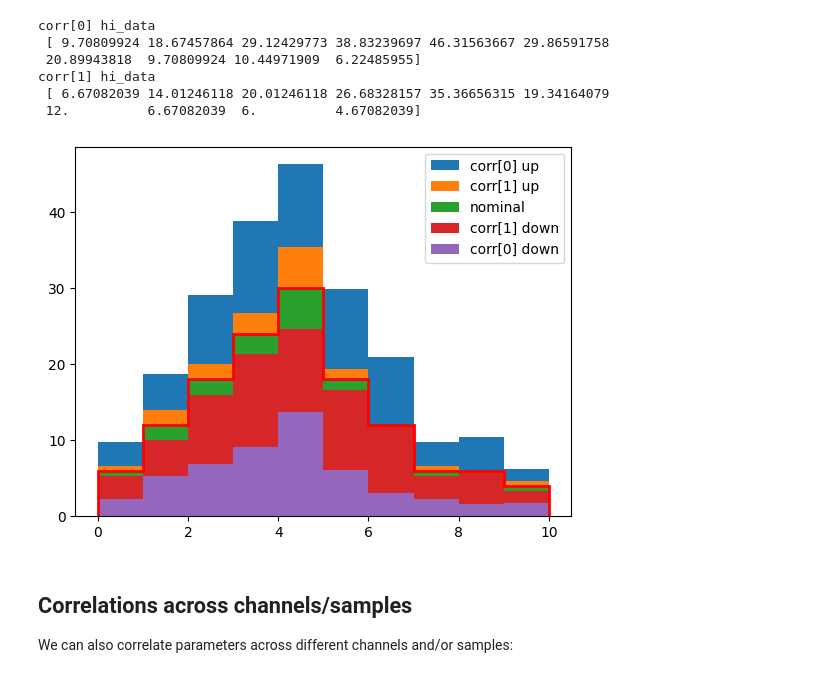
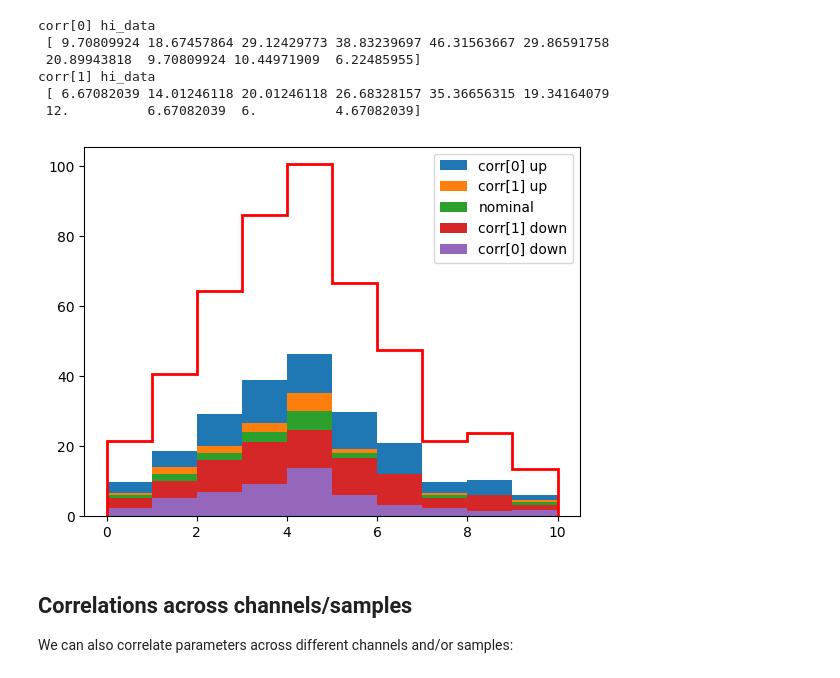
Before and after one commit to lorenzennio/pyhfcorr, a Jupyter notebook: examples.ipynb, the cells around one changed output. Saved outputs shown, nothing was run; the diff lists cells and outputs as text; code cells hidden in the pictures.

```diff
--- a/examples.ipynb
+++ b/examples.ipynb
@@ -232,7 +232,11 @@ $$
 \sigma_\pm = \sqrt{1\pm \rho}.
 $$
 # %%
-scale_factors = np.array([np.sqrt((1+corr[0][1])/2), np.sqrt((1-corr[0][1])/2)]).tolist()
+scale_factors = np.array(
+    [
+        np.sqrt((1+corr[0][1])/2),
+        np.sqrt((1-corr[0][1])/2)
+    ]).tolist()
 scale_factors
 # %% [output]
 [0.7416198487095663, 0.6708203932499369]
@@ -254,26 +258,26 @@ corr[1] hi_data
 # %%
 plt.stairs(2*hist2+scale_factors[0]*hist1+scale_factors[0]*hist2,
            bins, fill = True, label = "corr[0] up")
 plt.stairs(2*hist2-scale_factors[1]*hist1+scale_factors[1]*hist2,
            bins, fill = True, label = "corr[1] up")
 plt.stairs(2*hist2, bins, fill=True, label = "nominal")
 plt.stairs(2*hist2+scale_factors[1]*hist1-scale_factors[1]*hist2,
            bins, fill = True, label = "corr[1] down")
 plt.stairs(2*hist2-scale_factors[0]*hist1-scale_factors[0]*hist2,
            bins, fill = True, label = "corr[0] down")
 
 initial_parameters = new_model.config.suggested_init()
 
 # we can set corr[0] and corr[1] to (-1, 0, +1) to check the agreement with the expectation
-initial_parameters[new_model.config.par_slice('corr[0]').start] = 0.
-initial_parameters[new_model.config.par_slice('corr[1]').start] = 0.
+initial_parameters[new_model.config.par_slice('corr[0]').start] = 4.
+initial_parameters[new_model.config.par_slice('corr[1]').start] = 1.
 
 plt.stairs(new_model.expected_data(initial_parameters, include_auxdata=False), bins, linewidth=2, color='r')
 
 plt.legend()
 plt.show()
 # %% [output]
-[figure, old version]
+[figure, new version]
 # %% [markdown]
 ## Correlations across channels/samples
 
```
Also changed, not shown: parts of 4 cells of this notebook.
